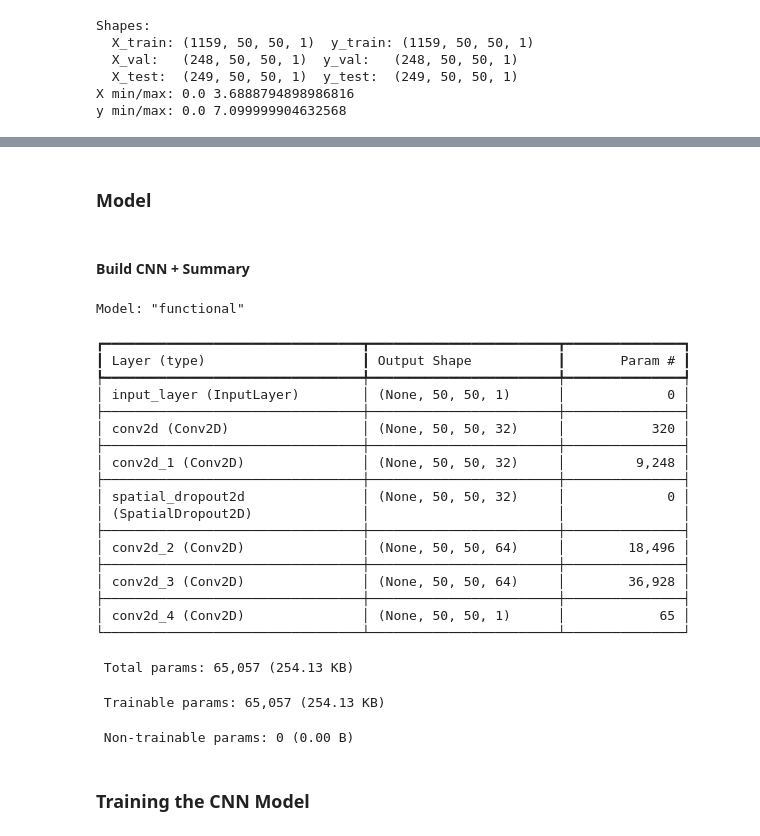
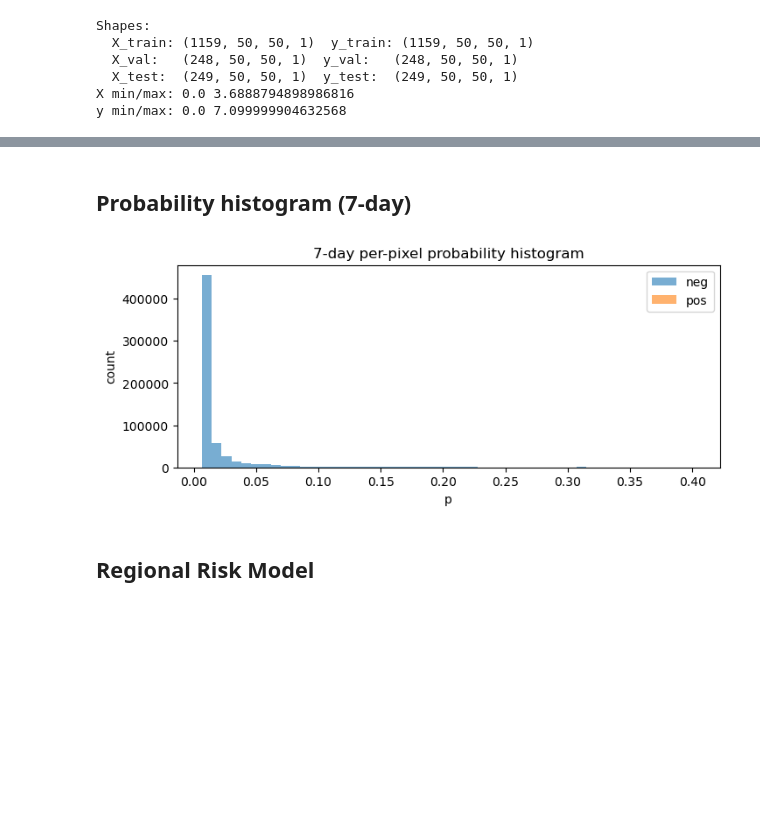
Before and after one commit to IT22000644/Seismic-GNN-Prediction, a Jupyter notebook: notebooks/06_cnn_map_training_notebook.ipynb, the cells around one changed output, grey strips where cells are left out. Saved outputs shown, nothing was run; the diff lists cells and outputs as text; code cells hidden in the pictures; blank space fills up the shorter version.

```diff
--- a/notebooks/06_cnn_map_training_notebook.ipynb
+++ b/notebooks/06_cnn_map_training_notebook.ipynb
@@ -124,37 +535,14 @@ plt.tight_layout(); plt.show()
+# %% [markdown]
+## Probability histogram (7‑day)
+# %%
+p7 = model_7d.predict(X_test, verbose=0).ravel()
+t7 = (y_test[...,0] > 0).astype('float32').ravel()
+plt.figure(figsize=(8,3))
+plt.hist(p7[t7==0], bins=50, alpha=0.6, label='neg')
+plt.hist(p7[t7==1], bins=50, alpha=0.6, label='pos')
+plt.legend(); plt.title('7-day per-pixel probability histogram')
+plt.xlabel('p'); plt.ylabel('count'); plt.show()
+# %% [output]
+[figure, added]
 # %% [markdown]
-### Model
+## Regional Risk Model
-# %% [markdown]
-#### Build CNN + Summary
-# %%
-from src.models.cnn.map_regressor import build_cnn_map
-
-if C.USE_MIXED_PRECISION:
-    tf.keras.mixed_precision.set_global_policy("mixed_float16")
-
-model = build_cnn_map(input_shape=X_train.shape[1:], lr=C.LR, wd=C.WEIGHT_DECAY, dropout=C.DROPOUT)
-model.summary()
-# %% [output]
-Model: "functional"
-┏━━━━━━━━━━━━━━━━━━━━━━━━━━━━━━━━━┳━━━━━━━━━━━━━━━━━━━━━━━━┳━━━━━━━━━━━━━━━┓
-┃ Layer (type)                    ┃ Output Shape           ┃       Param # ┃
-┡━━━━━━━━━━━━━━━━━━━━━━━━━━━━━━━━━╇━━━━━━━━━━━━━━━━━━━━━━━━╇━━━━━━━━━━━━━━━┩
-│ input_layer (InputLayer)        │ (None, 50, 50, 1)      │             0 │
-├─────────────────────────────────┼────────────────────────┼───────────────┤
-│ conv2d (Conv2D)                 │ (None, 50, 50, 32)     │           320 │
-├─────────────────────────────────┼────────────────────────┼───────────────┤
-│ conv2d_1 (Conv2D)               │ (None, 50, 50, 32)     │         9,248 │
-├─────────────────────────────────┼────────────────────────┼───────────────┤
-│ spatial_dropout2d               │ (None, 50, 50, 32)     │             0 │
-│ (SpatialDropout2D)              │                        │               │
-├─────────────────────────────────┼────────────────────────┼───────────────┤
-│ conv2d_2 (Conv2D)               │ (None, 50, 50, 64)     │        18,496 │
-├─────────────────────────────────┼────────────────────────┼───────────────┤
-│ conv2d_3 (Conv2D)               │ (None, 50, 50, 64)     │        36,928 │
-├─────────────────────────────────┼────────────────────────┼───────────────┤
-│ conv2d_4 (Conv2D)               │ (None, 50, 50, 1)      │            65 │
-└─────────────────────────────────┴────────────────────────┴───────────────┘
- Total params: 65,057 (254.13 KB)
- Trainable params: 65,057 (254.13 KB)
- Non-trainable params: 0 (0.00 B)
-# %% [markdown]
-### Training the CNN Model
```
Also changed, not shown: parts of 26 cells of this notebook, 20 other files.
